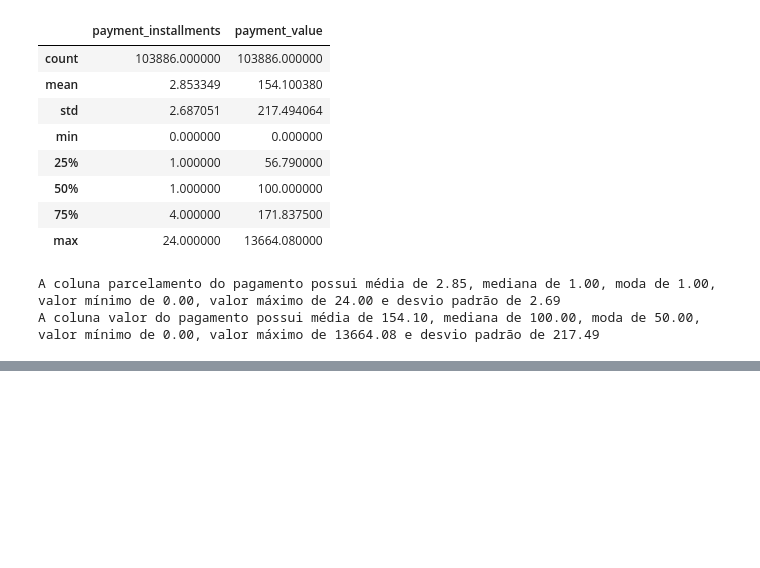
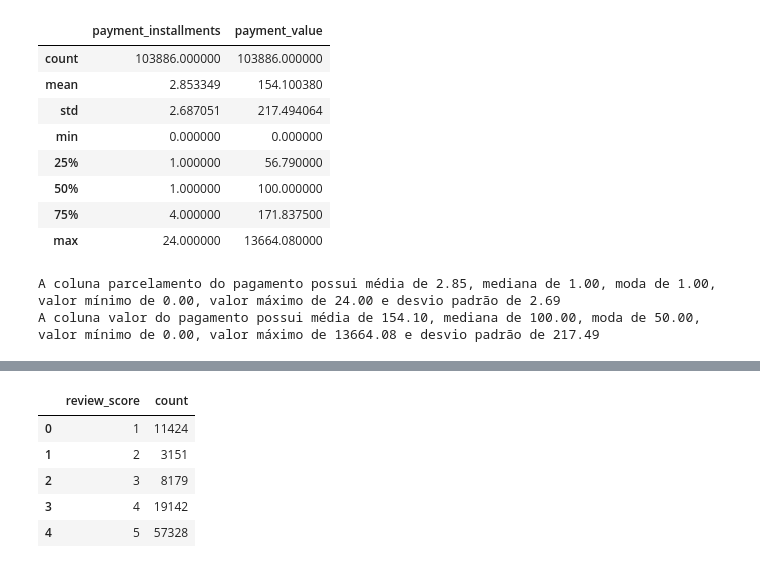
Before and after one commit to RayVilaca/Bootcamp-Data-Science-Ada, a Jupyter notebook: projetos-conclusao-modulo/modulo2/projeto.ipynb, the cells around one changed output, grey strips where cells are left out. Cells and saved outputs as stored; diff of their text form; code cells hidden in the pictures; blank space fills up the shorter version.

```diff
--- a/projetos-conclusao-modulo/modulo2/projeto.ipynb
+++ b/projetos-conclusao-modulo/modulo2/projeto.ipynb
@@ -303,0 +372,10 @@ A coluna valor do pagamento possui média de 154.10, mediana de 100.00, moda de
+# %%
+frequencia_avaliacao_nota = frequencia_avaliacao_nota.reset_index()
+frequencia_avaliacao_nota
+# %% [output]
+|  | review_score | count |
+| 0 | 1 | 11424 |
+| 1 | 2 | 3151 |
+| 2 | 3 | 8179 |
+| 3 | 4 | 19142 |
+| 4 | 5 | 57328 |
```
Also changed, not shown: parts of 11 cells of this notebook.
